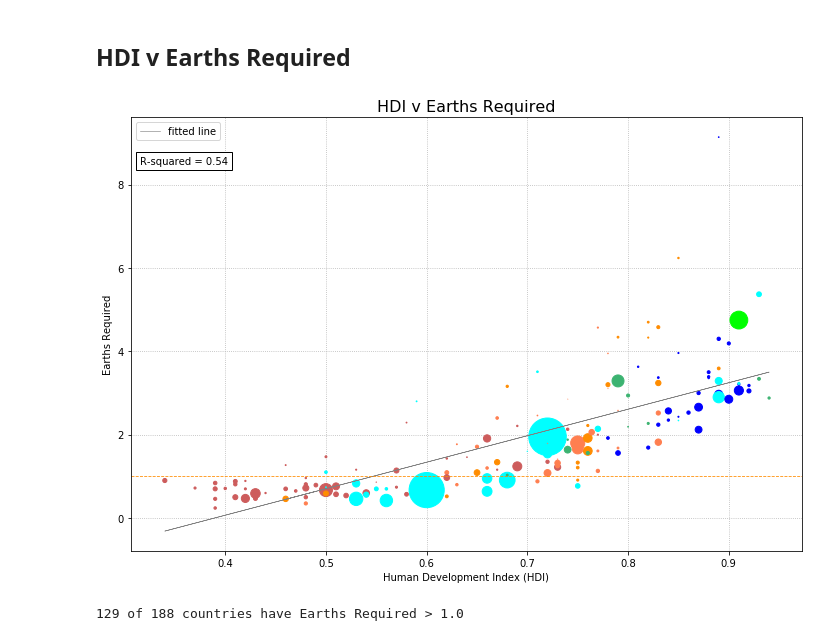
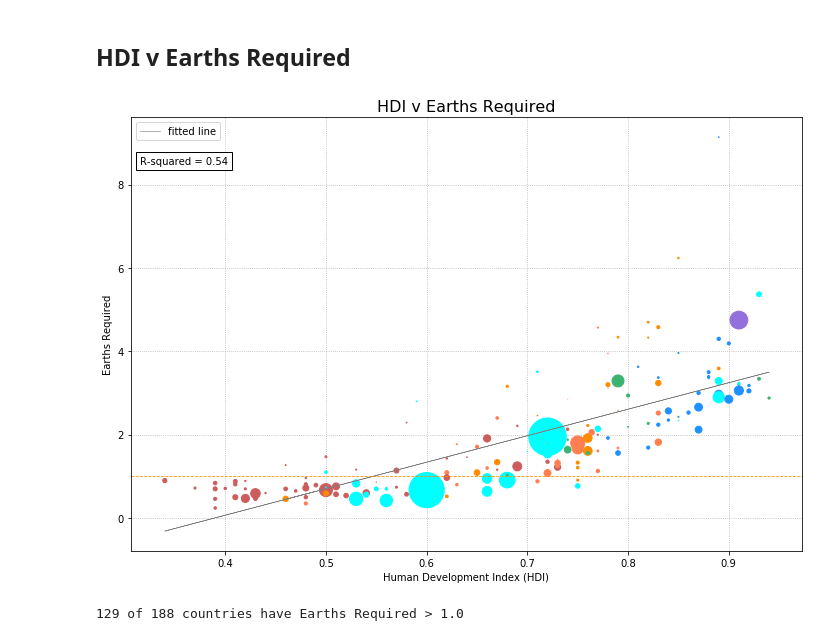
Before and after one commit to limbz-sami/Eco_footprint, a Jupyter notebook: eco_analysis.ipynb, the cells around one changed output. Drawn from its saved outputs; the diff is of its cells as text; code cells hidden in the pictures.

```diff
--- a/eco_analysis.ipynb
+++ b/eco_analysis.ipynb
@@ -157,42 +157,42 @@ def color_attribute(region):
     colors = {
         "Africa": "indianred",
         "Asia-Pacific":"aqua",
-        "European Union":"blue",
+        "European Union":"dodgerblue",
         "Latin America":'coral',
         "Middle East/Central Asia":'darkorange',
-        "North America": "lime",
+        "North America": "mediumpurple",
         "Northern/Eastern Europe": "mediumseagreen"}
     return colors.get(region, 'black')
 
 color_region = []
 countries = len(clean_df['Region'])
 for country in range(countries):
     color_region.append(color_attribute((clean_df['Region'].tolist())[country]))
 
 # linear regression stats and fitline
 slope, intercept, r_value, p_value, _ = stats.linregress(x,y)
 fit = intercept + slope*(np.array(x))
 
 # Scatter plot
 fig, ax = plt.subplots(figsize = (10,7))
 ax.scatter(x, y, s, c = color_region, zorder=2)
 plt.plot(x, fit, 'black', label='fitted line', linewidth=0.6, color='grey')
 plt.legend()
 plt.grid(linestyle='dotted', zorder=0)
 plt.axhline(y=1.0, linewidth=0.8, linestyle = '--', color='darkorange')
 
 plt.xlabel('Human Development Index (HDI)')
 plt.ylabel('Earths Required')
 plt.title("HDI v Earths Required", fontsize=16)
 plt.text(0.315, 8.5, "R-squared = 0.54", bbox=dict(facecolor='white'))
 
 # Save and show the figure
 plt.tight_layout()
 img_path = os.path.join('Images', '3_hdi_earths_region.png')
 plt.savefig(img_path)
 plt.show()
 # %% [output]
-[figure, old version]
+[figure, new version]
 # %%
 # Number of Countries with Earths Required > 1.0
 earths = eco_csv.loc[(eco_csv['Earths Required']>1.0),:]
```
Also changed, not shown: parts of 3 cells of this notebook.
